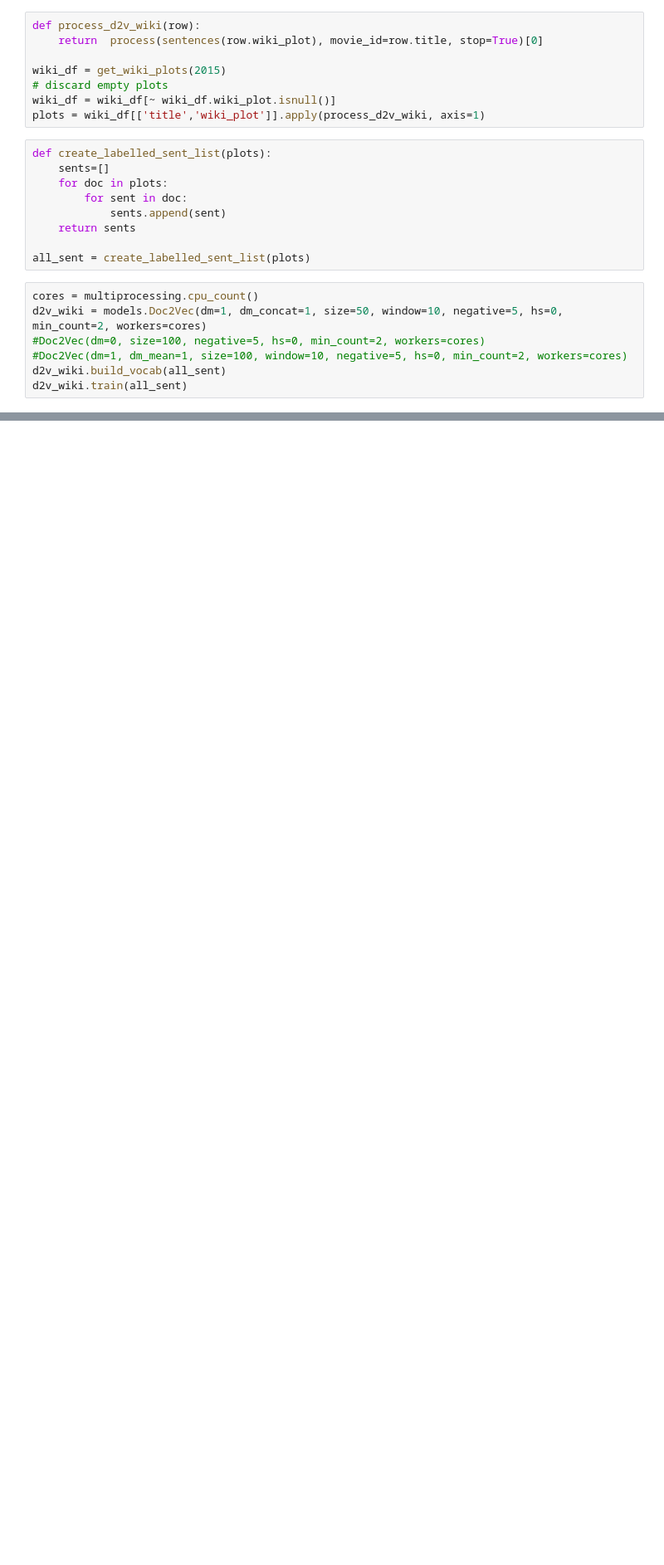
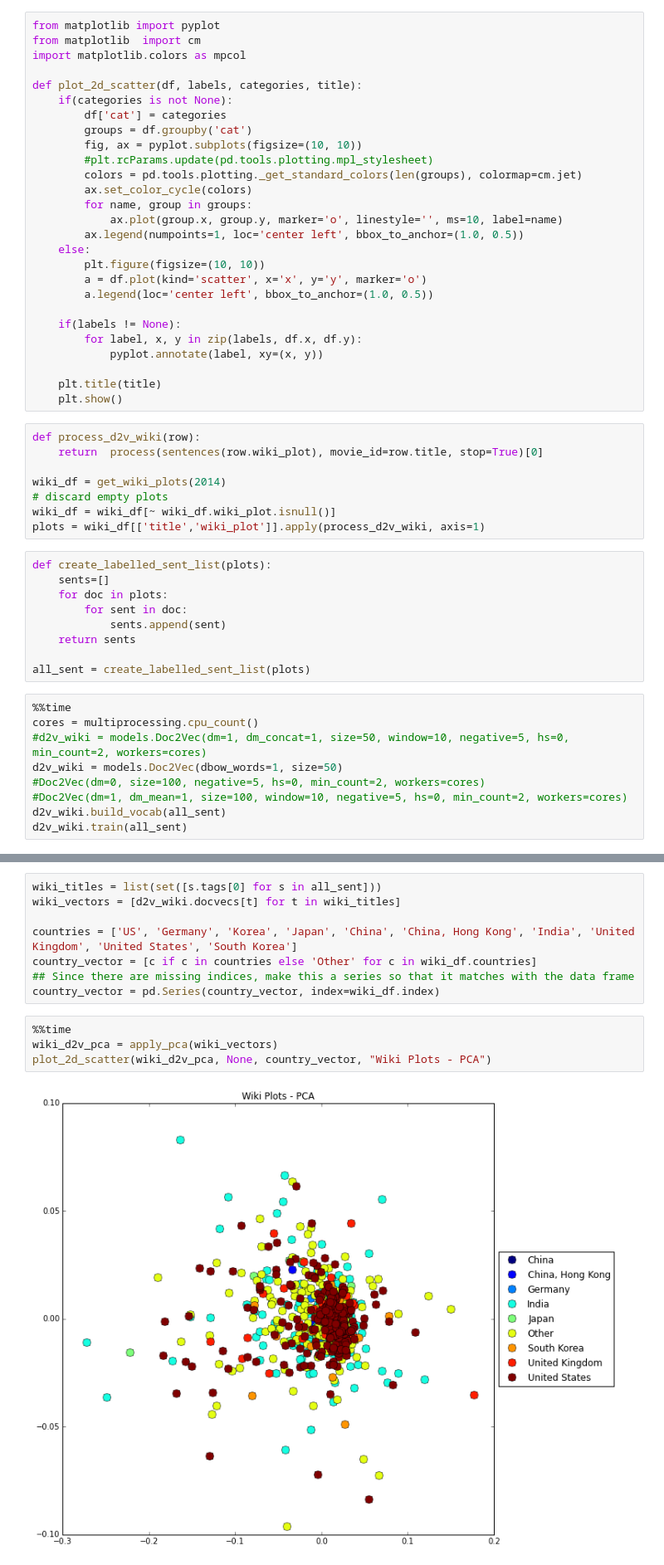
Before and after one commit to soorajmr/moviemeta, a Jupyter notebook: notebooks/doc2vec.ipynb, the cells around one changed output, grey strips where cells are left out. Shown: that part at 83% size. Cells and saved outputs as stored; diff of their text form; blank space fills up the shorter version.

```diff
--- a/notebooks/doc2vec.ipynb
+++ b/notebooks/doc2vec.ipynb
@@ -247,11 +237,38 @@ Wall time: 17 s
 [figure]
 # %% [markdown]
 # Doc2vec on Movie Plots - Wikipedia
+# %%
+from matplotlib import pyplot
+from matplotlib  import cm
+import matplotlib.colors as mpcol
+
+def plot_2d_scatter(df, labels, categories, title):
+    if(categories is not None):
+        df['cat'] = categories
+        groups = df.groupby('cat')
+        fig, ax = pyplot.subplots(figsize=(10, 10))
+        #plt.rcParams.update(pd.tools.plotting.mpl_stylesheet)
+        colors = pd.tools.plotting._get_standard_colors(len(groups), colormap=cm.jet)
+        ax.set_color_cycle(colors)
+        for name, group in groups:
+            ax.plot(group.x, group.y, marker='o', linestyle='', ms=10, label=name)
+        ax.legend(numpoints=1, loc='center left', bbox_to_anchor=(1.0, 0.5))
+    else:
+        plt.figure(figsize=(10, 10))
+        a = df.plot(kind='scatter', x='x', y='y', marker='o')
+        a.legend(loc='center left', bbox_to_anchor=(1.0, 0.5))
+
+    if(labels != None):
+        for label, x, y in zip(labels, df.x, df.y):
+            pyplot.annotate(label, xy=(x, y))
+
+    plt.title(title)
+    plt.show()
 # %%
 def process_d2v_wiki(row):
     return  process(sentences(row.wiki_plot), movie_id=row.title, stop=True)[0]
 
-wiki_df = get_wiki_plots(2015)
+wiki_df = get_wiki_plots(2014)
 # discard empty plots
 wiki_df = wiki_df[~ wiki_df.wiki_plot.isnull()]
 plots = wiki_df[['title','wiki_plot']].apply(process_d2v_wiki, axis=1)
@@ -265,8 +282,10 @@ def create_labelled_sent_list(plots):
 
 all_sent = create_labelled_sent_list(plots)
 # %%
+%%time
 cores = multiprocessing.cpu_count()
-d2v_wiki = models.Doc2Vec(dm=1, dm_concat=1, size=50, window=10, negative=5, hs=0, min_count=2, workers=cores)
+#d2v_wiki = models.Doc2Vec(dm=1, dm_concat=1, size=50, window=10, negative=5, hs=0, min_count=2, workers=cores)
+d2v_wiki = models.Doc2Vec(dbow_words=1, size=50)
 #Doc2Vec(dm=0, size=100, negative=5, hs=0, min_count=2, workers=cores)
 #Doc2Vec(dm=1, dm_mean=1, size=100, window=10, negative=5, hs=0, min_count=2, workers=cores)
 d2v_wiki.build_vocab(all_sent)
@@ -300,0 +296,14 @@ Wall time: 346 ms
+# %%
+wiki_titles = list(set([s.tags[0] for s in all_sent]))
+wiki_vectors = [d2v_wiki.docvecs[t] for t in wiki_titles]
+
+countries = ['US', 'Germany', 'Korea', 'Japan', 'China', 'China, Hong Kong', 'India', 'United Kingdom', 'United States', 'South Korea']
+country_vector = [c if c in countries else 'Other' for c in wiki_df.countries]
+## Since there are missing indices, make this a series so that it matches with the data frame
+country_vector = pd.Series(country_vector, index=wiki_df.index)
+# %%
+%%time
+wiki_d2v_pca = apply_pca(wiki_vectors)
+plot_2d_scatter(wiki_d2v_pca, None, country_vector, "Wiki Plots - PCA")
+# %% [output]
+[figure, added]
```
Also changed, not shown: parts of 17 cells of this notebook.
